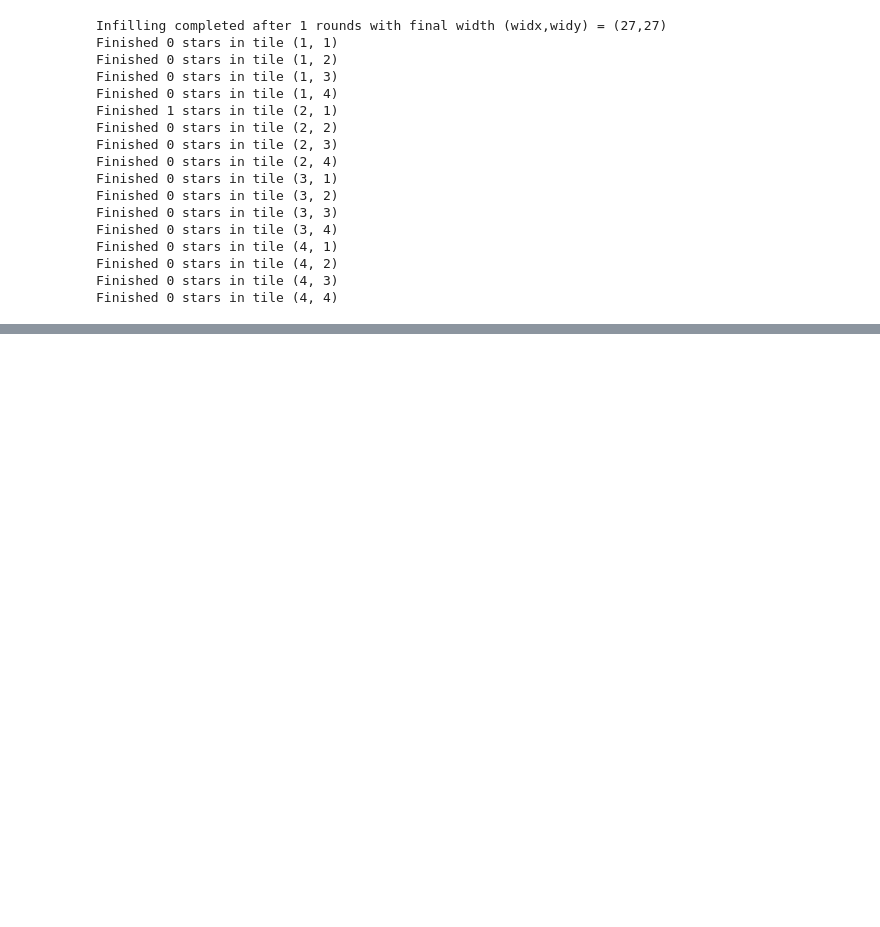
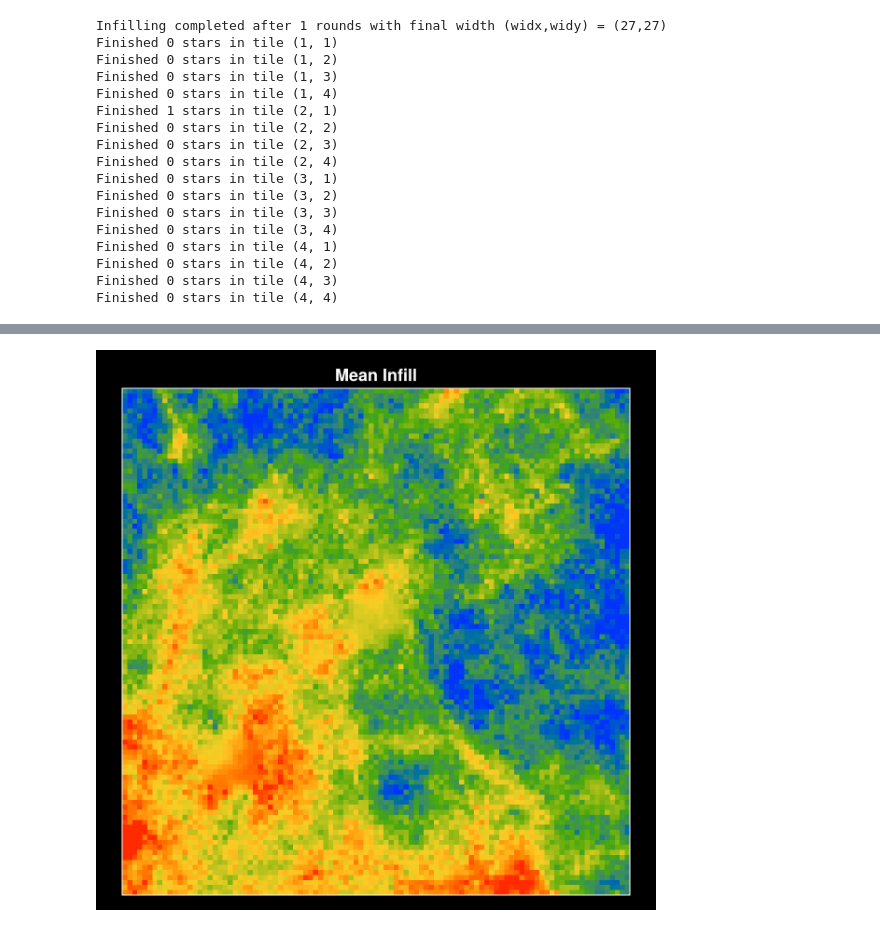
Before and after one commit to andrew-saydjari/CloudClean.jl, a Jupyter notebook: examples/example.ipynb, the cells around one changed output, grey strips where cells are left out. Saved outputs shown, nothing was run; the diff lists cells and outputs as text; code cells hidden in the pictures; blank space fills up the shorter version.

```diff
--- a/examples/example.ipynb
+++ b/examples/example.ipynb
@@ -28,7 +32,6 @@ pyimport("sys").stdout = pytextio(stdout); pyimport("sys").stderr = pytextio(std
 # %% [markdown]
 Here we show CloudClean performing well on the difficult example of infilling a filament that is isolated on a flat background, in the presence of noise. It is of note that the infill is correctly anisotropic, in contrast to most kernel methods that make an isotropic assumption.
 # %%
-path2CloudClean = "./CloudClean.jl/"
 f = FITS(path2CloudClean*"examples/data/SynthFilaments.fits")
 out_image = read(f[1])
 close(f)
@@ -108,0 +108,20 @@ ax.axes.yaxis.set_ticks([]);
+# %%
+f = FITS(path2CloudClean*"examples/data/WISE_115sub.fits")
+raw_image = read(f[1])
+close(f)
+out_image = copy(raw_image);
+# %%
+Np = 33
+halfNp = (Np-1)÷2
+dv = halfNp
+shiftx = 5
+bimage = zeros(Bool,size(out_image));
+circmask = .!kstar_circle_mask(33,rlim=6^2);
+cenx = 579
+ceny = 579
+bimage[(cenx+shiftx-dv):(cenx+shiftx+dv),(ceny-dv):(ceny+dv)].=circmask;
+cenx = 550
+ceny = 550
+bimage[(cenx+shiftx-dv):(cenx+shiftx+dv),(ceny-dv):(ceny+dv)].=circmask;
+out_image[bimage].=0
+count(bimage)
@@ -108,0 +130,2 @@ ax.axes.yaxis.set_ticks([]);
+# %%
+star_stats = proc_continuous(out_image,bimage,Np=Np,tilex=4,ftype=64,widx=widx,seed=2022,ndraw=ndraw0);
@@ -108,0 +150,17 @@ ax.axes.yaxis.set_ticks([]);
+# %%
+cenx = 579
+ceny = 579
+dv = 50
+vmin, vmax = percentile(raw_image[(cenx-dv):(cenx+dv),(ceny-dv):(ceny+dv)],[2,99])
+fig = Figure(size=(600, 600), fontsize=18)
+ax = Axis(fig[1,1], aspect=1, title="Mean Infill", xticksvisible=false, yticksvisible=false,
+          xticklabelsvisible=false, yticklabelsvisible=false)
+h = heatmap!(ax,star_stats[1][(cenx-dv):(cenx+dv),(ceny-dv):(ceny+dv)]',
+    colormap=:rainbow_bgyr_35_85_c73_n256,
+    colorrange=(vmin,vmax)
+)
+
+resize_to_layout!(fig)
+fig
+# %% [output]
+[figure, added]
```
Also changed, not shown: parts of 12 cells of this notebook, 1 other file.
